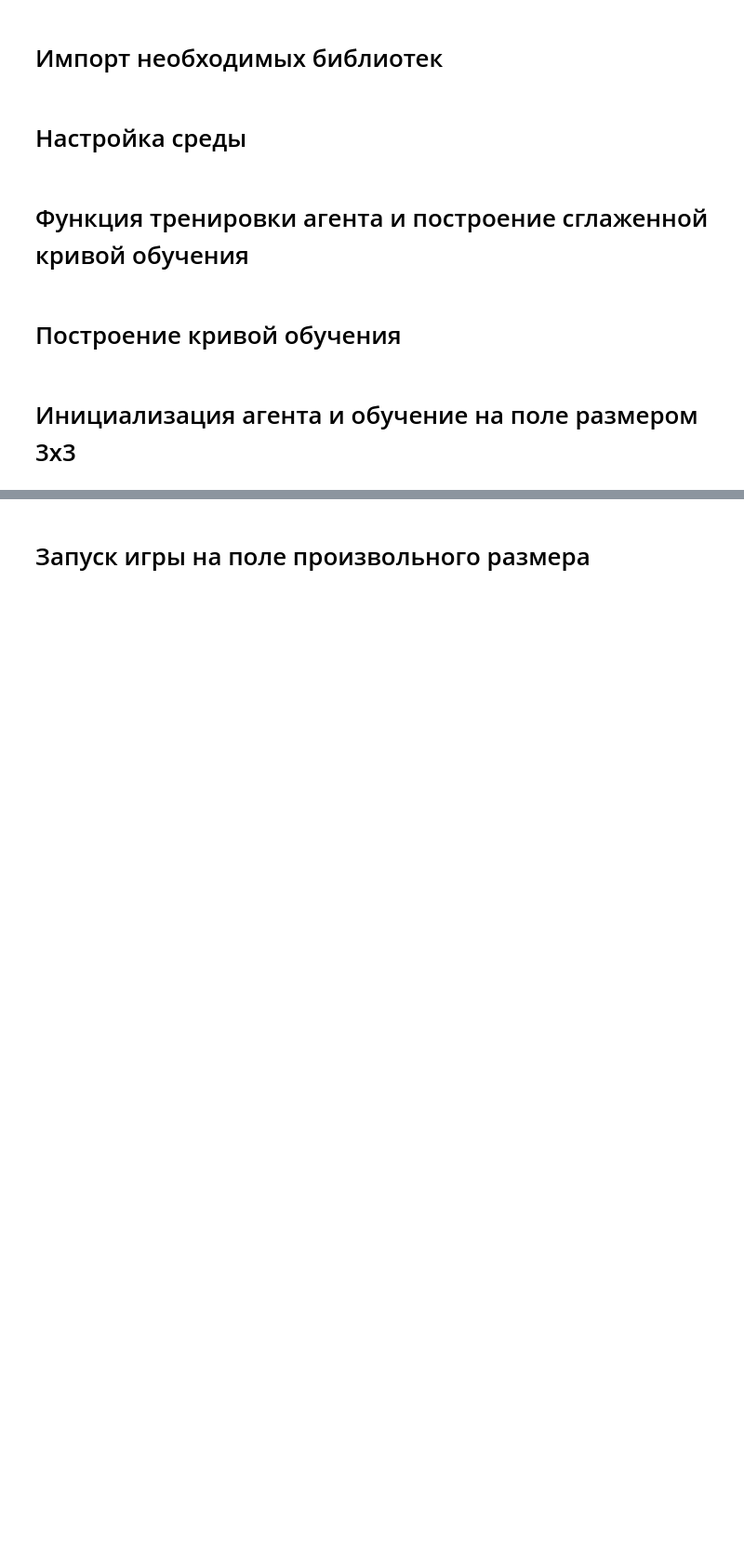
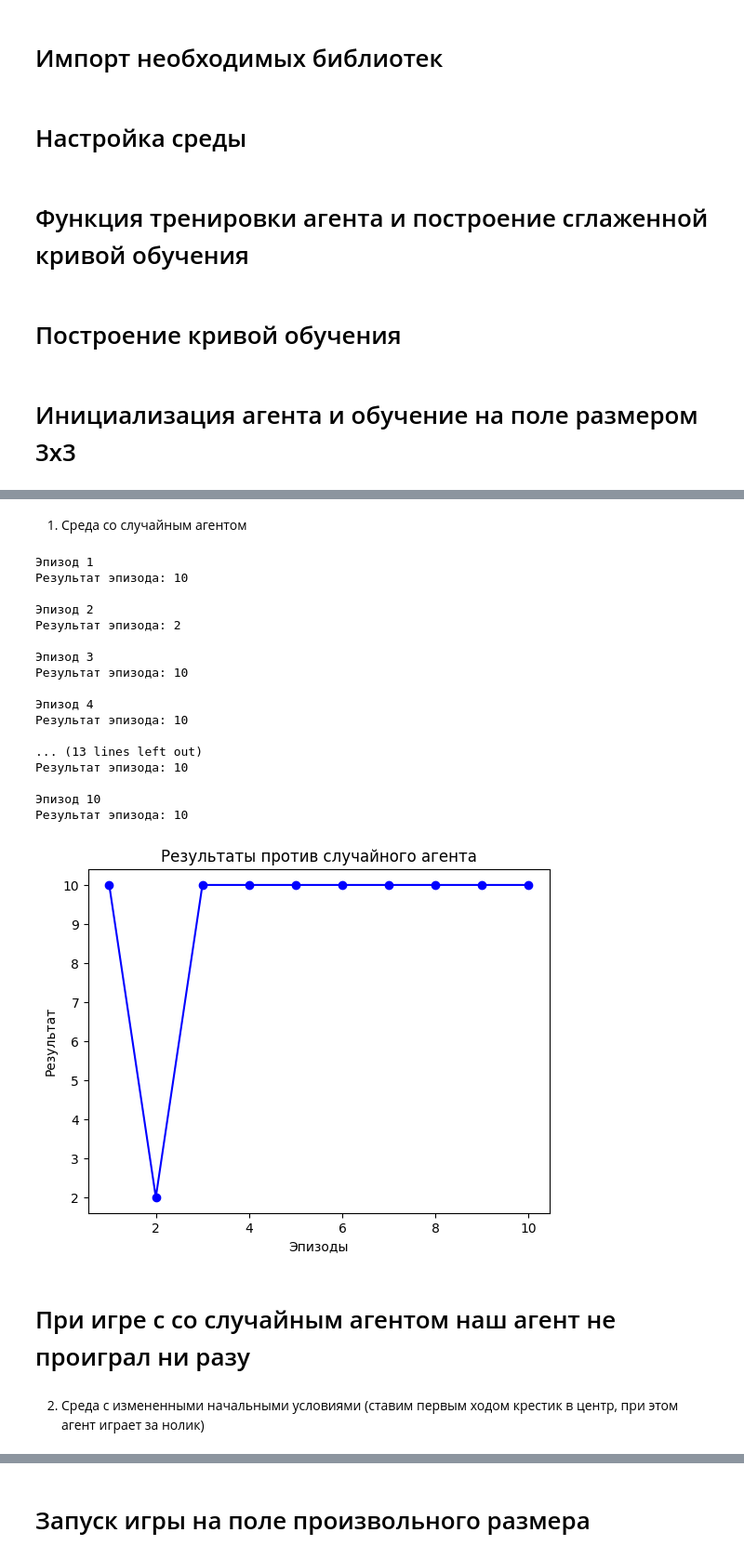
Before and after one commit to 1985Viacheslav/TicTacToe, a Jupyter notebook: PPO_dual_agents_model/TicTacToe_PPO.ipynb, the cells around one changed output, grey strips where cells are left out. Shown at 93% size. Saved outputs shown, nothing was run; the diff lists cells and outputs as text; code cells hidden in the pictures; blank space fills up the shorter version.

```diff
--- a/PPO_dual_agents_model/TicTacToe_PPO.ipynb
+++ b/PPO_dual_agents_model/TicTacToe_PPO.ipynb
@@ -238,0 +230,63 @@ Using cuda device
+# %% [markdown]
+1. Среда со случайным агентом
+# %%
+class RandomAgent:
+    def __init__(self, action_space):
+        self.action_space = action_space  # Инициализация пространства действий
+
+    def predict(self, observation):
+        return self.action_space.sample(), None  # Выбор случайного действия и возврат значения None для совместимости
+
+# Тестирование обученного агента против случайного агента
+def test_against_random_agent(trained_agent, size=3, episodes=10):
+    env = TicTacToeEnv(size)  # Создание среды с указанным размером поля
+    random_agent = RandomAgent(env.action_space)  # Создание случайного агента
+    results = []
+
+    for episode in range(episodes):
+        state, _ = env.reset()  # Сброс среды и извлечение начального состояния
+        done = False
+        print(f"\nЭпизод {episode + 1}")  # Вывод номера текущего эпизода
+
+        while not done:
+            action, _ = trained_agent.predict(state)  # Предсказание действия обученного агента
+            state, reward, done, _, _ = env.step(action)  # Выполнение действия и обновление состояния среды
+            if done:
+                break  # Если игра завершена, прерываем цикл
+
+            action, _ = random_agent.predict(state)  # Предсказание действия случайного агента
+            state, reward, done, _, _ = env.step(action)  # Выполнение действия и обновление состояния среды
+
+        results.append(reward)  # Добавление награды текущего эпизода в список результатов
+        print(f"Результат эпизода: {reward}")  # Вывод результата текущего эпизода
+
+    plot_test_results(results, "Результаты против случайного агента")  # Построение графика результатов
+# %%
+# Загрузка обученной модели агента
+agent1 = PPO.load("agent1_ppo_3x3")
+
+# Тестирование против случайного агента
+test_against_random_agent(agent1)
+# %% [output]
+Эпизод 1
+Результат эпизода: 10
+
+Эпизод 2
+Результат эпизода: 2
+
+Эпизод 3
+Результат эпизода: 10
+
+Эпизод 4
+Результат эпизода: 10
+
+... (13 lines left out)
+Результат эпизода: 10
+
+Эпизод 10
+Результат эпизода: 10
+[figure, added]
+# %% [markdown]
+# При игре с со случайным агентом наш агент не проиграл ни разу
+# %% [markdown]
+2. Среда с измененными начальными условиями (ставим первым ходом крестик в центр, при этом агент играет за нолик)
```
Also changed, not shown: parts of 11 cells of this notebook.
